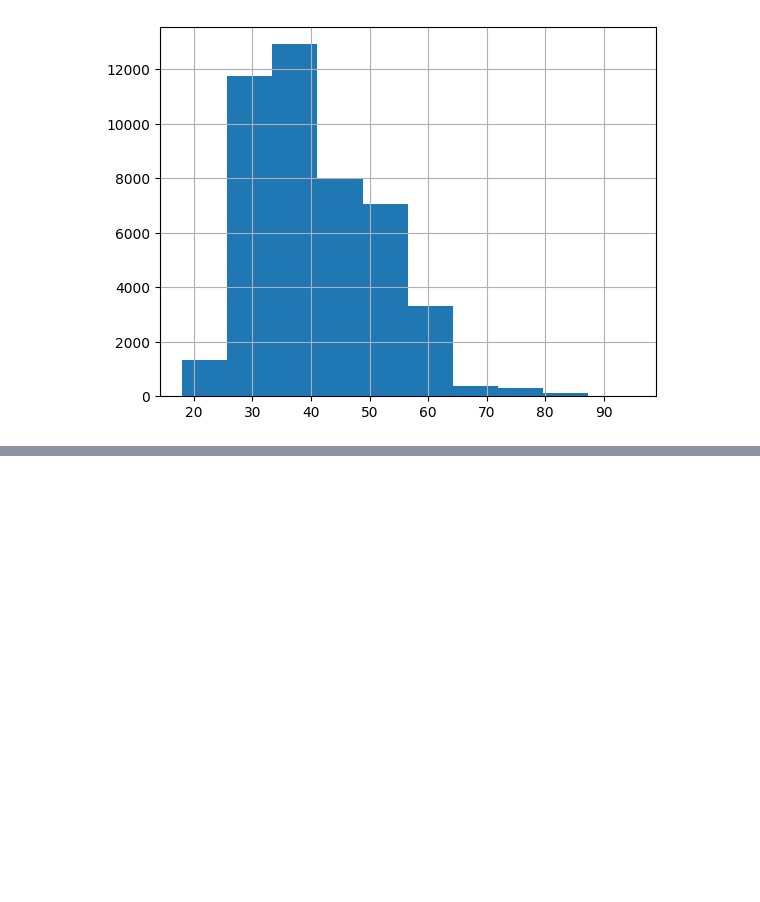
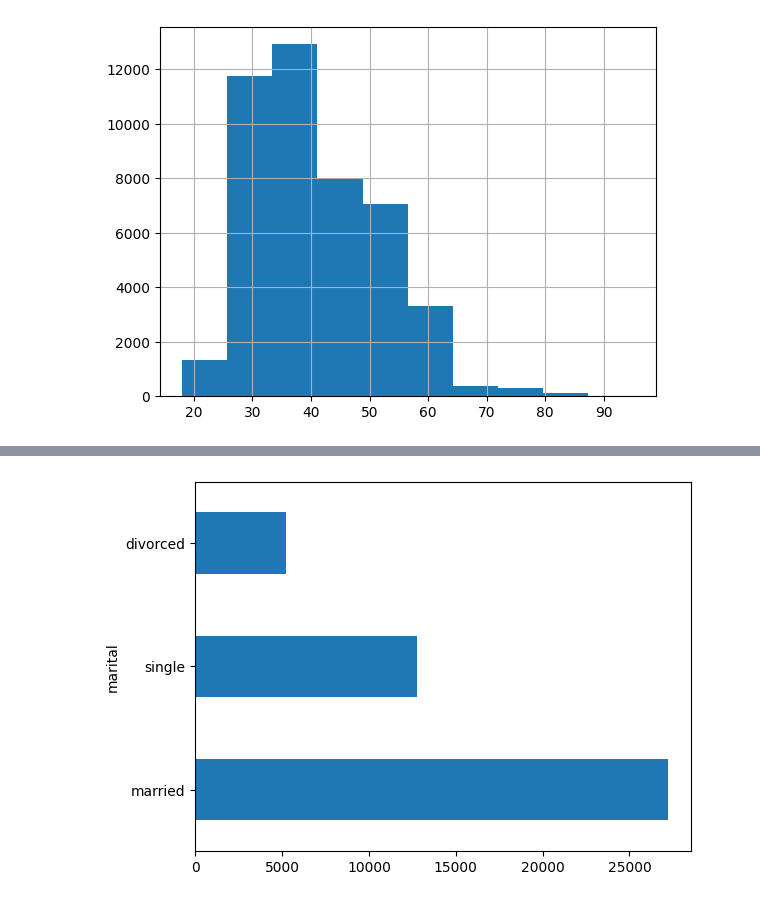
Before and after one commit to Surendranmengineer/suren_test, a Jupyter notebook: EDA_with_Rajan_Bank_Telemarketing_case_Study.ipynb, the cells around one changed output, grey strips where cells are left out. Saved outputs shown, nothing was run; the diff lists cells and outputs as text; code cells hidden in the pictures; blank space fills up the shorter version.

```diff
--- a/EDA_with_Rajan_Bank_Telemarketing_case_Study.ipynb
+++ b/EDA_with_Rajan_Bank_Telemarketing_case_Study.ipynb
@@ -359,0 +378,4 @@ inp1.age.hist();
+# %%
+inp1.marital.value_counts().plot(kind='barh');
+# %% [output]
+[figure, added]
```
Also changed, not shown: parts of 18 cells of this notebook.
